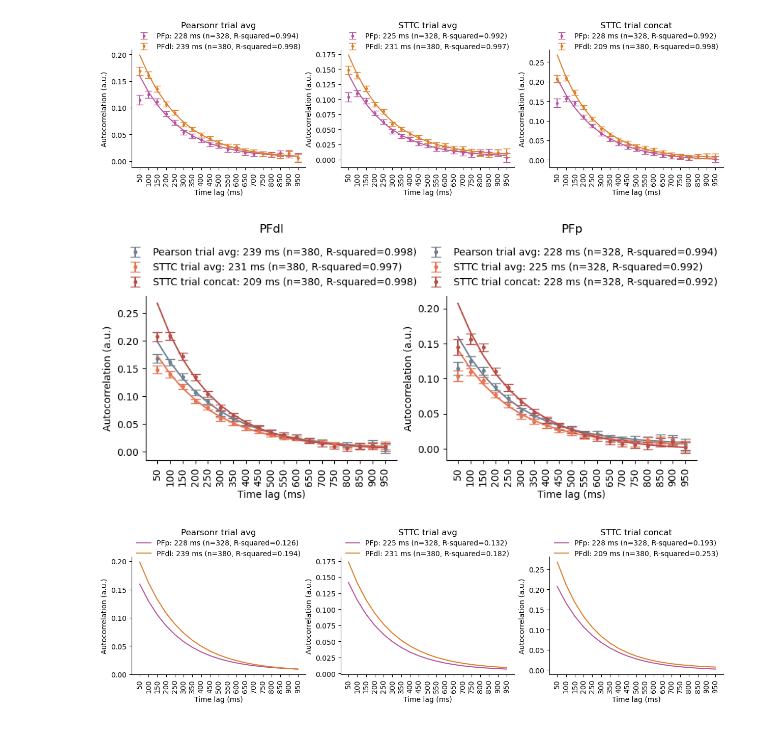
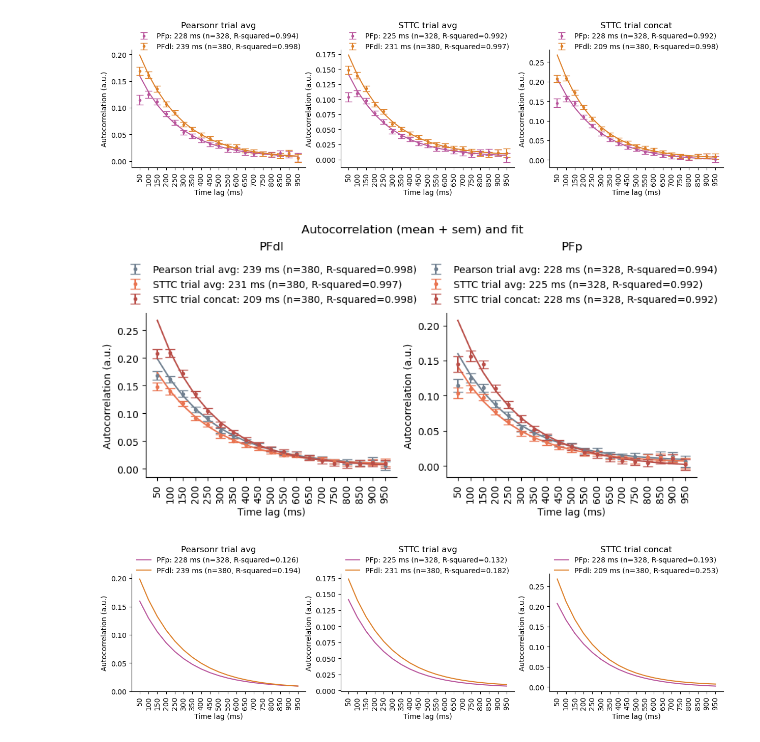
Before and after one commit to iinnpp/isttc, a Jupyter notebook: notebooks/monkey/paper_reproduce_fig2.ipynb, the cells around one changed output. Drawn from its saved outputs; the diff is of its cells as text; code cells hidden in the pictures.

```diff
--- a/notebooks/monkey/paper_reproduce_fig2.ipynb
+++ b/notebooks/monkey/paper_reproduce_fig2.ipynb
@@ -16,6 +18,10 @@ os.chdir(os.path.abspath("..\\..\\..\\isttc\\scripts"))
 from calculate_tau import fit_single_exp, fit_single_exp_2d, func_single_exp_monkey
 from cfg_global import project_folder_path
 os.chdir(current_wd)
+# %%
+mpl.rcParams['pdf.fonttype'] = 42
+mpl.rcParams['ps.fonttype'] = 42
+plt.rcParams['svg.fonttype'] = 'none'
 # %%
 empty_suffix = 'no'
 # %%
@@ -298,5 +304,17 @@ tau 4.1928179662671905, 95% CI 3.7534843001642693,4.632151632370112, r_squared 0
 tau 209.64089831335951, 95% CI 187.67421500821345,231.6075816185056
 tau 4.579805924186437, 95% CI 3.9390585935827946,5.2205532547900795, r_squared 0.19301941567985903, log message ok
 tau 228.99029620932185, 95% CI 196.95292967913974,261.02766273950397
+# %%
+class NumpyEncoder(json.JSONEncoder):
+    def default(self, obj):
+        if isinstance(obj, np.ndarray):
+            return obj.tolist()  # Convert ndarray to list
+        return super().default(obj)
+
+with open(results_folder_current + 'population_mean_fit_dict.json', 'w') as f:
+    json.dump(population_level_dict, f, cls=NumpyEncoder, indent=4)  # indent=4 makes it pretty
+
+with open(results_folder_current + 'population_fit_dict.json', 'w') as f:
+    json.dump(population_level_dict_2d, f, cls=NumpyEncoder, indent=4)  # indent=4 makes it pretty
 # %% [markdown]
 ### Plot
@@ -303,2 +325,2 @@ tau 228.99029620932185, 95% CI 196.95292967913974,261.02766273950397
 # %%
-save_fig = False
+save_fig = True
@@ -368,10 +487,6 @@ if save_fig:
 # %% [output]
 [figure]
 # %%
-color_pearson_trail_avg = 'slategray'
-color_sttc_trail_avg =  '#E97451' #'chocolate' #'#D6A27A' # 'steelblue'
-color_sttc_trail_concat = '#B94E48' # '#9E5345' #'sandybrown'
-
 fig, axes = plt.subplots(1,2, figsize=(10,3), sharey=False)
 
 t = np.linspace(1, n_lags-1, n_lags-1).astype(int)
@@ -401,36 +516,38 @@ axes[1].set_title('PFp', y=1.35)
 pfp_label = f"Pearson trial avg: {int(population_level_dict['pearsonr_trial_avg_pfp']['tau_ms'])} ms (n={len(
     pfp_acf_average_trial_pearsonr_subset_df)}, R-squared={np.round(population_level_dict['pearsonr_trial_avg_pfp']['fit_r_squared'], 3)})"
 axes[1].errorbar(t, pfp_acf_mean[1:], pfp_acf_sem[1:], linestyle='None', marker='.', capsize=5, color=color_pearson_trail_avg, label=pfp_label)
 axes[1].plot(t, func_single_exp_monkey(t, *population_level_dict['pearsonr_trial_avg_pfp']['popt']), color=color_pearson_trail_avg)
 
 # STTC trial avg
 pfp_label = f"STTC trial avg: {int(population_level_dict['sttc_trial_avg_pfp']['tau_ms'])} ms (n={len(
     pfp_acf_average_trial_sttc_subset_df)}, R-squared={np.round(population_level_dict['sttc_trial_avg_pfp']['fit_r_squared'], 3)})"
 axes[1].errorbar(t, pfp_acf_sttc_mean[1:], pfp_acf_sttc_sem[1:], linestyle='None', marker='.', capsize=5, color=color_sttc_trail_avg, label=pfp_label)
 axes[1].plot(t, func_single_exp_monkey(t, *population_level_dict['sttc_trial_avg_pfp']['popt']), color=color_sttc_trail_avg)
 
 # STTC trial concat
 pfp_label = f"STTC trial concat: {int(population_level_dict['sttc_trial_concat_pfp']['tau_ms'])} ms (n={len(
     pfp_sttc_trial_concat_subset_df)}, R-squared={np.round(population_level_dict['sttc_trial_concat_pfp']['fit_r_squared'], 3)})"
 axes[1].errorbar(t, pfp_acf_sttc_concat_mean[1:], pfp_acf_sttc_concat_sem[1:], linestyle='None', marker='.', capsize=5,
                  color=color_sttc_trail_concat, label=pfp_label)
 axes[1].plot(t, func_single_exp_monkey(t, *population_level_dict['sttc_trial_concat_pfp']['popt']), color=color_sttc_trail_concat)
 
 for ax in axes.flat:
     ax.set_xticks(t)
     ax.set_xticklabels(t_labels, rotation=90)
     ax.set_xlabel('Time lag (ms)')
     ax.set_ylabel('Autocorrelation (a.u.)')
 
     ax.legend(frameon=False, loc='upper center', bbox_to_anchor=(0.5, 1.35))
 
+fig.suptitle('Autocorrelation (mean + sem) and fit', y=1.3)
+
 sns.despine()
 
 if save_fig:
-    fig.savefig(fig_folder + 'fig2_repr_3_methods_with_empty_1000_constraints_closer_paper.png', bbox_inches='tight')
-    fig.savefig(fig_folder + 'fig2_repr_3_methods_with_empty_1000_constraints_closer_paper.svg', bbox_inches='tight')
+    fig.savefig(fig_folder + 'fig2_repr_no_empty_1000ms_population_mean_fit_acf.png', bbox_inches='tight', dpi=300)
+    fig.savefig(fig_folder + 'fig2_repr_no_empty_1000ms_population_mean_fit_acf.svg', bbox_inches='tight')
 # %% [output]
-[figure, old version]
+[figure, new version]
 # %%
 # fit using all ACFs - plot individual ACFs overlayed by fit
 
```
Also changed, not shown: parts of 12 cells of this notebook, 2 other files.
